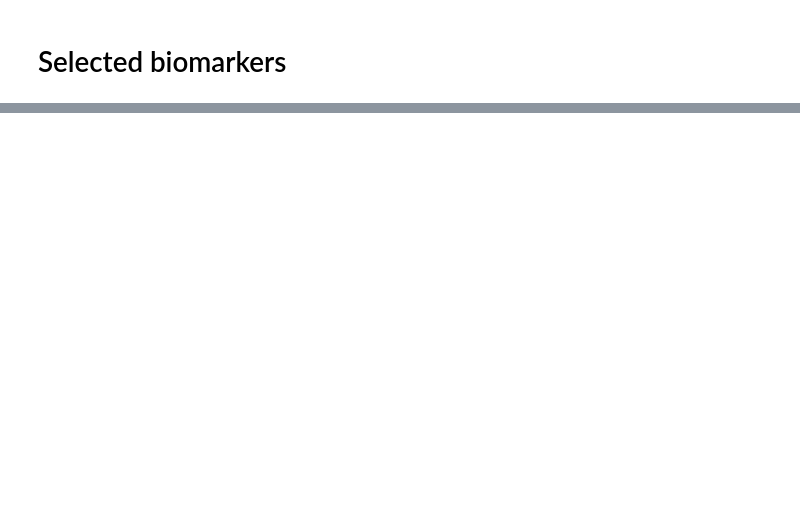
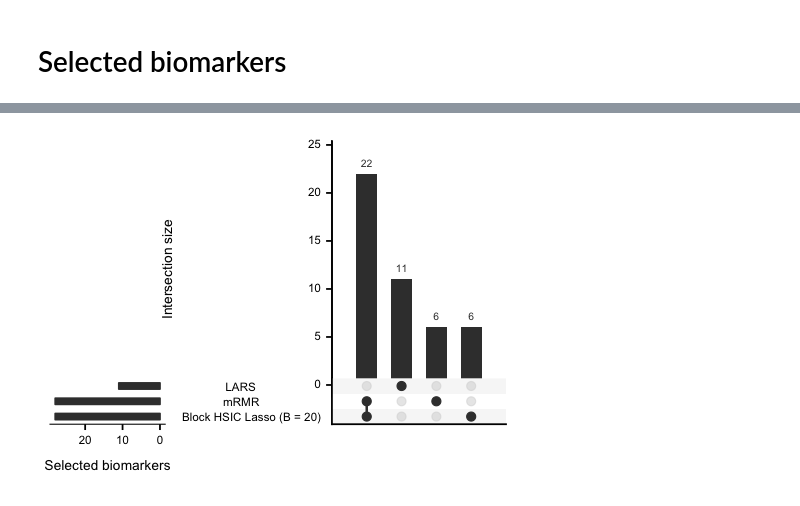
Before and after one commit to hclimente/nori, a Jupyter notebook: doc/gwas.ipynb, the cells around one changed output, grey strips where cells are left out. Cells and saved outputs as stored; diff of their text form; code cells hidden in the pictures; blank space fills up the shorter version.

```diff
--- a/doc/gwas.ipynb
+++ b/doc/gwas.ipynb
@@ -49,2 +53,18 @@ lapply(exps, function(e) {
 # %% [markdown]
 # Selected biomarkers
+# %%
+options(repr.plot.width=4, repr.plot.height=3)
+selected <- list(LARS = lapply(exps, function(e) {
+    read_tsv(paste0(results, e, '/', e, '_lars_C=10.txt'),
+                    col_names = F, col_types = 'c') %>% .$X1 }) %>% unlist %>% c,
+                 mRMR = lapply(exps, function(e) {
+    read_tsv(paste0(results, e, '/', e, '_mrmr_C=10.txt'),
+                    col_names = F, col_types = 'c') %>% .$X1 }) %>% unlist %>% c,
+                 `Block HSIC Lasso (B = 20)` = lapply(exps, function(e) {
+    read_tsv(paste0(results, e, '/', e, '_hsic_lasso_C=10_SELECT=50_M=3_B=20.txt'),
+                    col_names = F, col_types = 'c') %>% head(10) %>% .$X1 }) %>% unlist %>% c)
+
+upset(fromList(selected), order.by = "freq",
+      sets.x.label = 'Selected biomarkers',
+      mainbar.y.label = 'Intersection size')
+# %% [output]
@@ -50,0 +73 @@ lapply(exps, function(e) {
+[figure, added]
```
Also changed, not shown: parts of 13 cells of this notebook, 20 other files.
